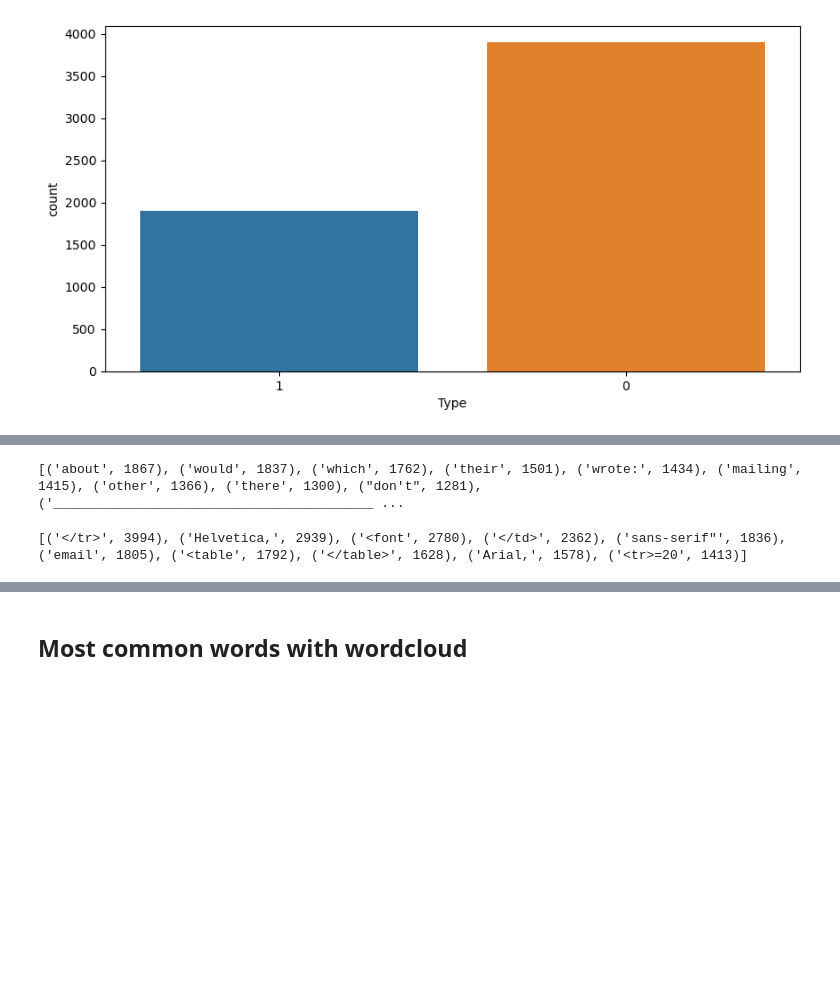
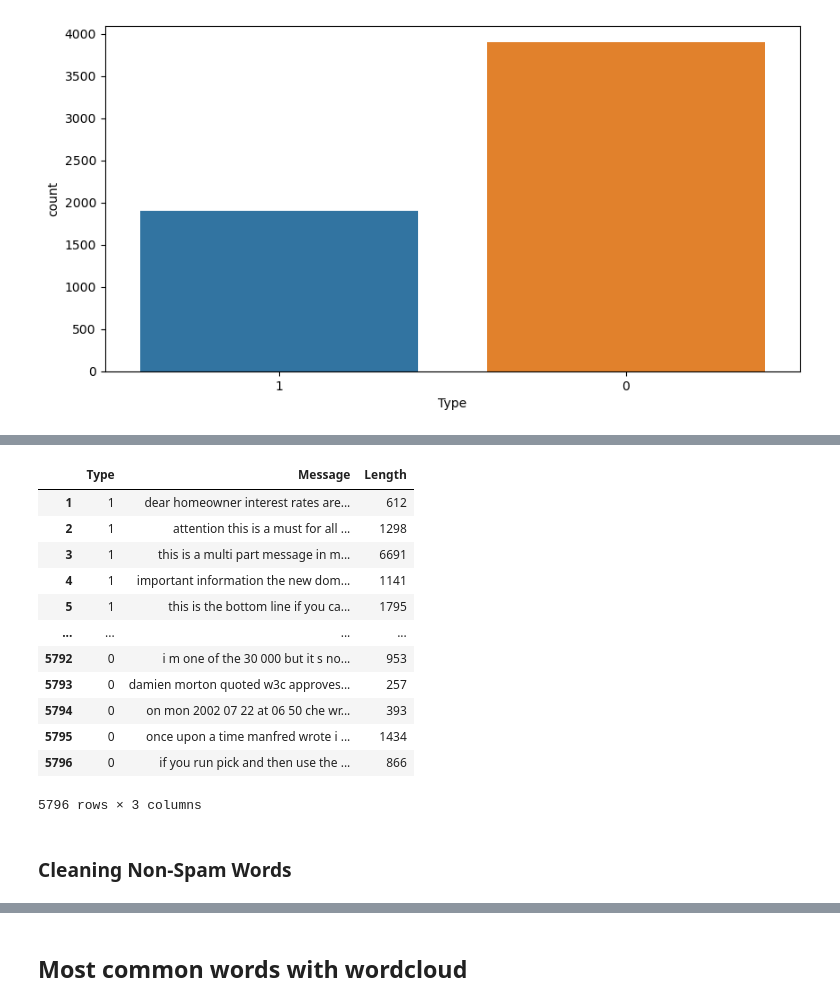
Before and after one commit to rnlclngpilar/MachineLearningFinalProject, a Jupyter notebook: ML_Project/ML_Spam_Project.ipynb, the cells around one changed output, grey strips where cells are left out. Drawn from its saved outputs; the diff is of its cells as text; code cells hidden in the pictures; blank space fills up the shorter version.

```diff
--- a/ML_Project/ML_Spam_Project.ipynb
+++ b/ML_Project/ML_Spam_Project.ipynb
@@ -109 +132,23 @@ sns.countplot(x = "Type", data = df)
+# %%
+# Removing punctuation
+df["Message"] = df["Message"].str.replace("\W", " ", regex=True)
+
+# Lower casing all letters
+df["Message"] = df["Message"].str.lower()
+
+df[:]
+# %% [output]
+|  | Type | Message | Length |
+| 1 | 1 | dear homeowner interest rates are... | 612 |
+| 2 | 1 | attention this is a must for all ... | 1298 |
+| 3 | 1 | this is a multi part message in m... | 6691 |
+| 4 | 1 | important information the new dom... | 1141 |
+| 5 | 1 | this is the bottom line if you ca... | 1795 |
+| ... | ... | ... | ... |
+| 5792 | 0 | i m one of the 30 000 but it s no... | 953 |
+| 5793 | 0 | damien morton quoted w3c approves... | 257 |
+| 5794 | 0 | on mon 2002 07 22 at 06 50 che wr... | 393 |
+| 5795 | 0 | once upon a time manfred wrote i ... | 1434 |
+| 5796 | 0 | if you run pick and then use the ... | 866 |
+5796 rows × 3 columns
 # %%
@@ -123,33 +170,5 @@ for i in df["Type"]:
     elif (i == "1"):
         spam_amount.append(df["Message"].iloc[counter])
     counter = counter + 1
-# %%
-word_array_nonspam = []
-
-for i in non_spam_amount:
-    for sub in i.split():
-        if (sub == "-" or sub == "/" or sub == "." or sub == "," or sub == ":" or sub == "@" or sub == "'" or len(sub) < 5):
-            continue
-        else:
-            word_array_nonspam.append(sub)
-
-word_set_nonspam = Counter(word_array_nonspam)
-frequent_words_1 =word_set_nonspam.most_common(10)
-print(frequent_words_1)
-# %% [output]
-[('about', 1867), ('would', 1837), ('which', 1762), ('their', 1501), ('wrote:', 1434), ('mailing', 1415), ('other', 1366), ('there', 1300), ("don't", 1281), ('_________________________________________ ...
-# %%
-word_array_spam = []
-
-for i in spam_amount:
-    for sub in i.split():
-        if (sub == "-" or sub == "/" or sub == "." or sub == "," or sub == ":" or sub == "@" or sub == "'" or len(sub) < 5):
-            continue
-        else:
-            word_array_spam.append(sub)
-
-word_set_spam = Counter(word_array_spam)
-frequent_words_2 = word_set_spam.most_common(10)
-print(frequent_words_2)
-# %% [output]
-[('</tr>', 3994), ('Helvetica,', 2939), ('<font', 2780), ('</td>', 2362), ('sans-serif"', 1836), ('email', 1805), ('<table', 1792), ('</table>', 1628), ('Arial,', 1578), ('<tr>=20', 1413)]
+# %% [markdown]
+### Cleaning Non-Spam Words
```
Also changed, not shown: parts of 17 cells of this notebook.
